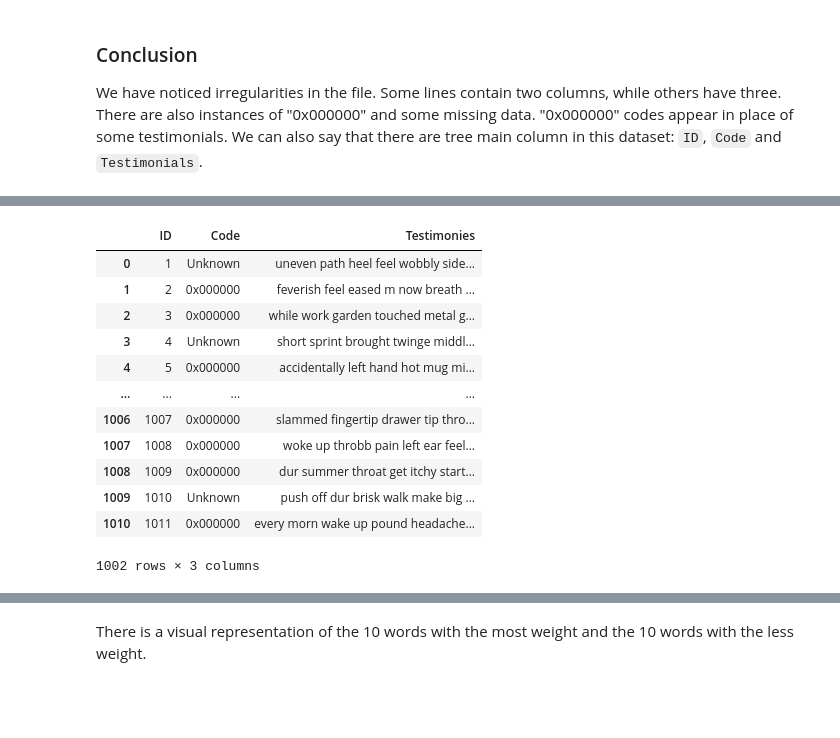
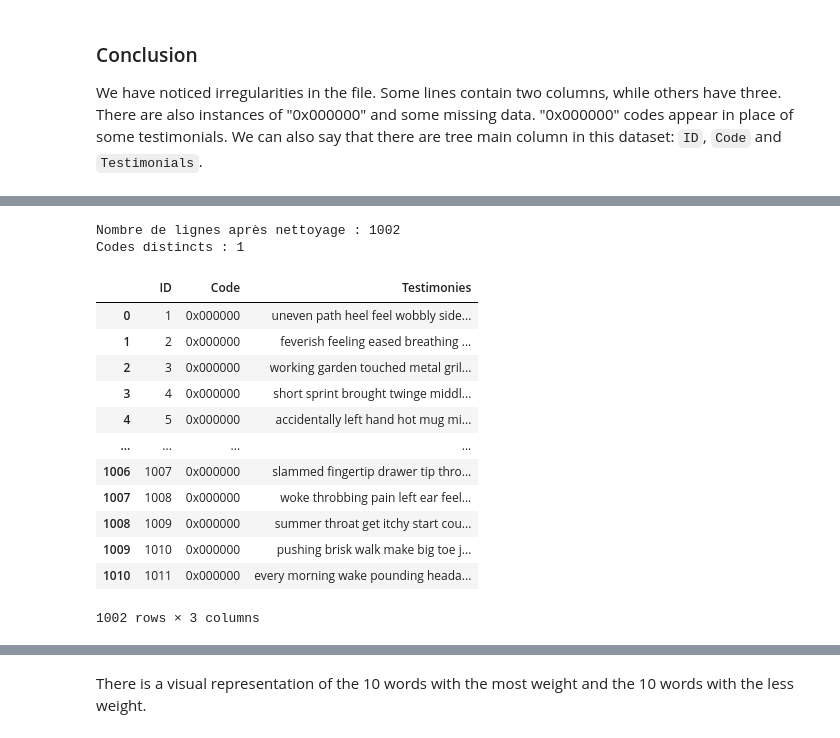
Before and after one commit to Ridwane777/medical-vision-ml, a Jupyter notebook: unsupervised_learning/Student_Dataset_preprocessing.ipynb, the cells around one changed output, grey strips where cells are left out. Cells and saved outputs as stored; diff of their text form; code cells hidden in the pictures; blank space fills up the shorter version.

```diff
--- a/unsupervised_learning/Student_Dataset_preprocessing.ipynb
+++ b/unsupervised_learning/Student_Dataset_preprocessing.ipynb
@@ -45,44 +56,74 @@ To do this, we will first replace the testimonials with the 0x000000 values. The
 # %%
+nltk.download('stopwords', quiet=True)
+nltk.download('punkt', quiet=True)
+nltk.download('wordnet', quiet=True)
+nltk.download('omw-1.4', quiet=True)
+
+# Lecture du fichier avec gestion des lignes mal formatées
+
 df_clean = pd.read_csv('../Student_Dataset.csv', header=None, names=['ID', 'Code', 'Testimonies'], on_bad_lines='skip')
 
+# Correction des lignes où Code n'est pas sous forme 0x... : répartition dans Testimonies
 mask_decalage = ~df_clean['Code'].astype(str).str.contains('0x', na=False)
-df_clean.loc[mask_decalage, 'Testimonies'] = df_clean['Code']
-df_clean.loc[mask_decalage, 'Code'] = 'Unknown'
+df_clean.loc[mask_decalage, 'Testimonies'] = df_clean.loc[mask_decalage, 'Code']
+df_clean.loc[mask_decalage, 'Code'] = '0x000000'
+
+# Nettoyage basique et suppression des doublons
 
 df_final = df_clean.dropna(subset=['Testimonies']).copy()
 df_final = df_final.drop_duplicates(subset=['Testimonies'])
 
-df_final['Testimonies'] = df_final['Testimonies'].str.lower()
-df_final['Testimonies'] = df_final['Testimonies'].str.replace(r'[^a-z\s]', ' ', regex=True)
+df_final['Code'] = df_final['Code'].fillna('0x000000')
 
-stop_words = ['i', 'me', 'my', 'we', 'our', 'you', 'your', 'he', 'him', 'his', 'she', 'her',
-              'it', 'its', 'they', 'them', 'their', 'a', 'an', 'the', 'and', 'but', 'is', 'are',
-              'was', 'were', 'be', 'been', 'at', 'by', 'for', 'with', 'about', 'to', 'from', 'in', 'on']
+def clean_text(text):
+    if not isinstance(text, str) or text.strip() == '':
+        return '0x000000'
 
-for word in stop_words:
-    df_final['Testimonies'] = df_final['Testimonies'].str.replace(rf'\b{word}\b', '', regex=True)
+    # lower, suppression ponctuation, tokenization
+    text = text.lower()
+    text = re.sub(r'[^a-z\s]', ' ', text)
 
-df_final['Testimonies'] = df_final['Testimonies'].str.replace(r'ing\b', '', regex=True)
-df_final['Testimonies'] = df_final['Testimonies'].str.replace(r's\b', '', regex=True)
-df_final['Testimonies'] = df_final['Testimonies'].str.replace(r'\s+', ' ', regex=True).str.strip()
-df_final['Code'] = df_final['Code'].fillna('Unknown')
+    tokens = word_tokenize(text)
+
+    # stopwords et lemmatisation
+    stop_words_set = set(stopwords.words('english'))
+    lemmatizer = WordNetLemmatizer()
+    cleaned_tokens = [lemmatizer.lemmatize(tok) for tok in tokens if tok not in stop_words_set and len(tok) > 1]
+
+    cleaned = ' '.join(cleaned_tokens).strip()
+    return cleaned if cleaned else '0x000000'
+
+# Application du nettoyage
+
+df_final['Testimonies'] = df_final['Testimonies'].apply(clean_text)
+
+# Suppression des lignes tombées à 0x000000 si on le souhaite
+# df_final = df_final[df_final['Testimonies'] != '0x000000']
+
+# Enregistrement final
 
 df_final.to_csv('Student_Dataset_Cleaned.csv', index=False)
+
+# Métriques de nettoyage
+print('Nombre de lignes après nettoyage :', len(df_final))
+print('Codes distincts :', df_final['Code'].nunique())
 df_final
 # %% [output]
+Nombre de lignes après nettoyage : 1002
+Codes distincts : 1
 |  | ID | Code | Testimonies |
-| 0 | 1 | Unknown | uneven path heel feel wobbly side... |
-| 1 | 2 | 0x000000 | feverish feel eased m now breath ... |
-| 2 | 3 | 0x000000 | while work garden touched metal g... |
-| 3 | 4 | Unknown | short sprint brought twinge middl... |
+| 0 | 1 | 0x000000 | uneven path heel feel wobbly side... |
+| 1 | 2 | 0x000000 | feverish feeling eased breathing ... |
+| 2 | 3 | 0x000000 | working garden touched metal gril... |
+| 3 | 4 | 0x000000 | short sprint brought twinge middl... |
 | 4 | 5 | 0x000000 | accidentally left hand hot mug mi... |
 | ... | ... | ... | ... |
 | 1006 | 1007 | 0x000000 | slammed fingertip drawer tip thro... |
-| 1007 | 1008 | 0x000000 | woke up throbb pain left ear feel... |
-| 1008 | 1009 | 0x000000 | dur summer throat get itchy start... |
-| 1009 | 1010 | Unknown | push off dur brisk walk make big ... |
-| 1010 | 1011 | 0x000000 | every morn wake up pound headache... |
+| 1007 | 1008 | 0x000000 | woke throbbing pain left ear feel... |
+| 1008 | 1009 | 0x000000 | summer throat get itchy start cou... |
+| 1009 | 1010 | 0x000000 | pushing brisk walk make big toe j... |
+| 1010 | 1011 | 0x000000 | every morning wake pounding heada... |
-1002 rows × 3 columns
+1002 rows × 3 columns
 # %% [markdown]
 ## Data vectorization
 
```
Also changed, not shown: parts of 10 cells of this notebook.
